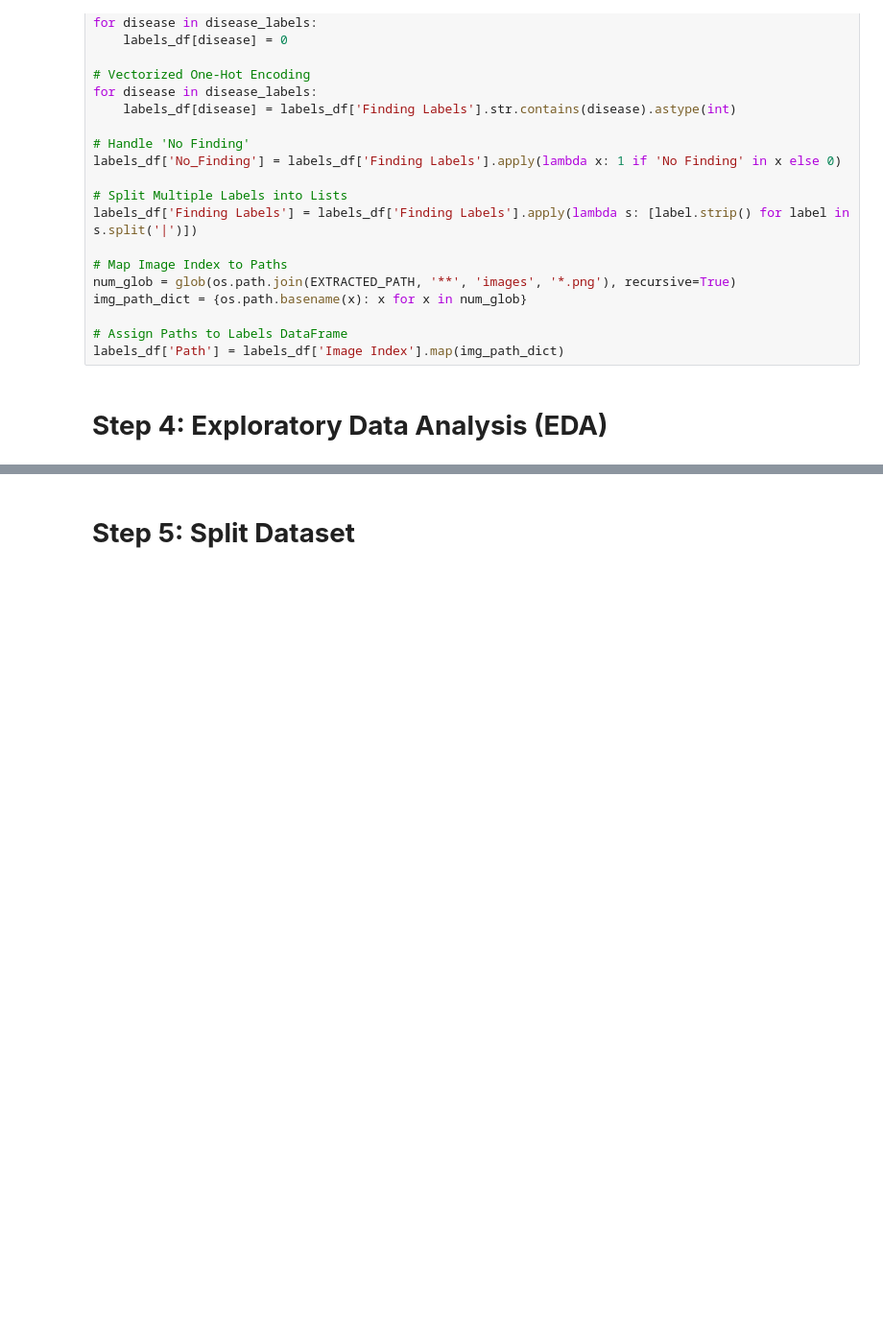
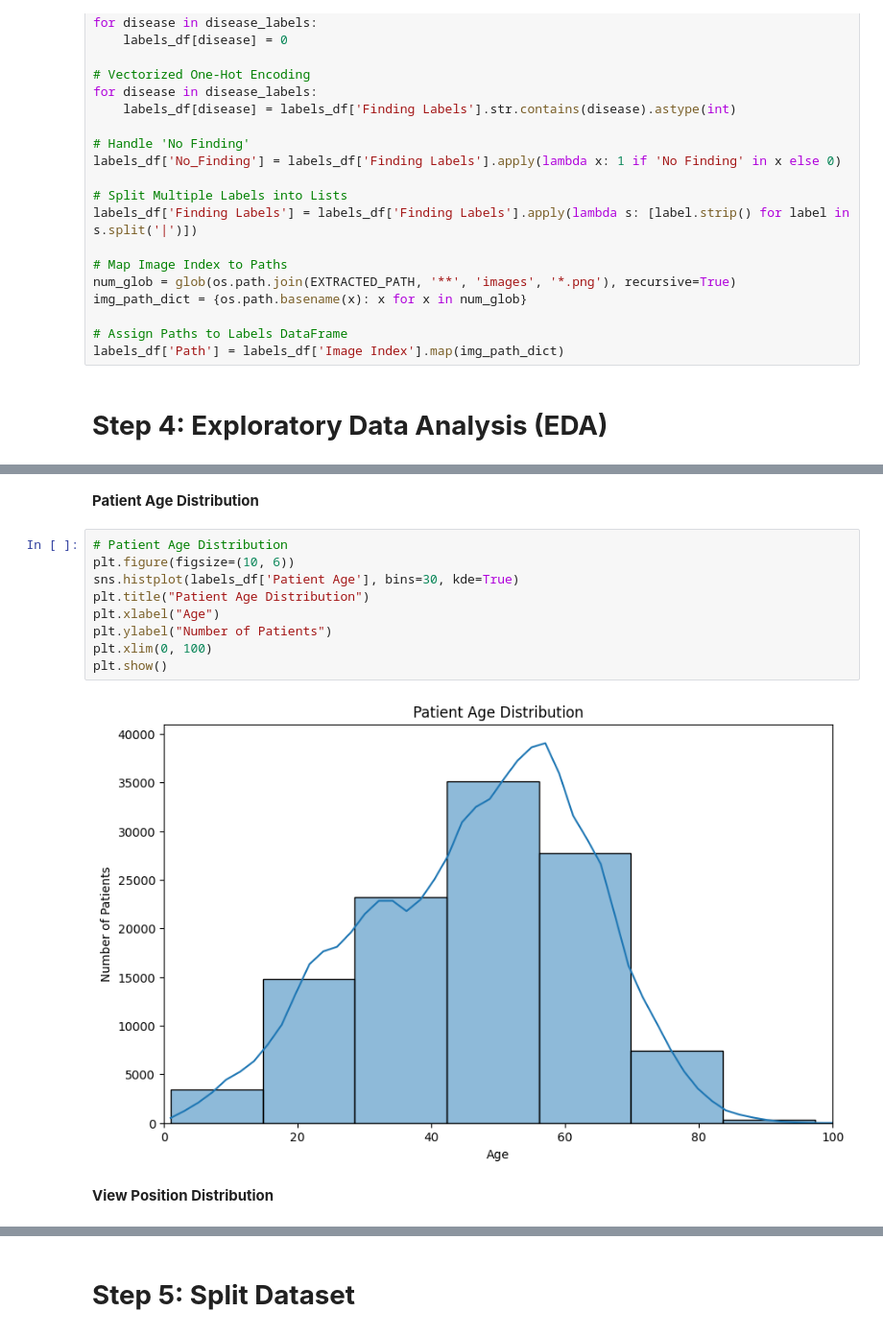
Before and after one commit to bjorneme/preliminary, a Jupyter notebook: main.ipynb, the cells around one changed output, grey strips where cells are left out. Shown at 96% size. Cells and saved outputs as stored; diff of their text form; blank space fills up the shorter version.

```diff
--- a/main.ipynb
+++ b/main.ipynb
@@ -160,0 +144,15 @@ Number of Unique Patients: 30805
+# %% [markdown]
+**Patient Age Distribution**
+# %%
+# Patient Age Distribution
+plt.figure(figsize=(10, 6))
+sns.histplot(labels_df['Patient Age'], bins=30, kde=True)
+plt.title("Patient Age Distribution")
+plt.xlabel("Age")
+plt.ylabel("Number of Patients")
+plt.xlim(0, 100)
+plt.show()
+# %% [output]
+[figure, added]
+# %% [markdown]
+**View Position Distribution**
```
Also changed, not shown: parts of 14 cells of this notebook.
